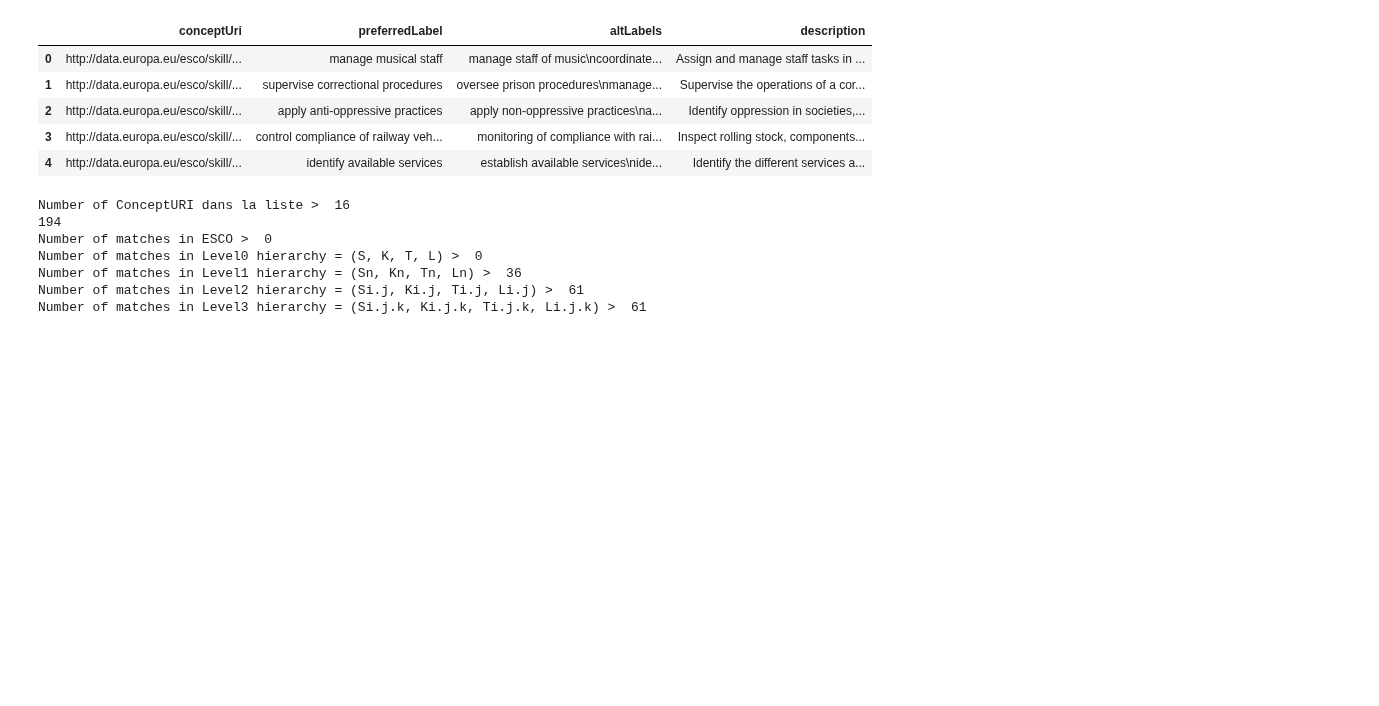
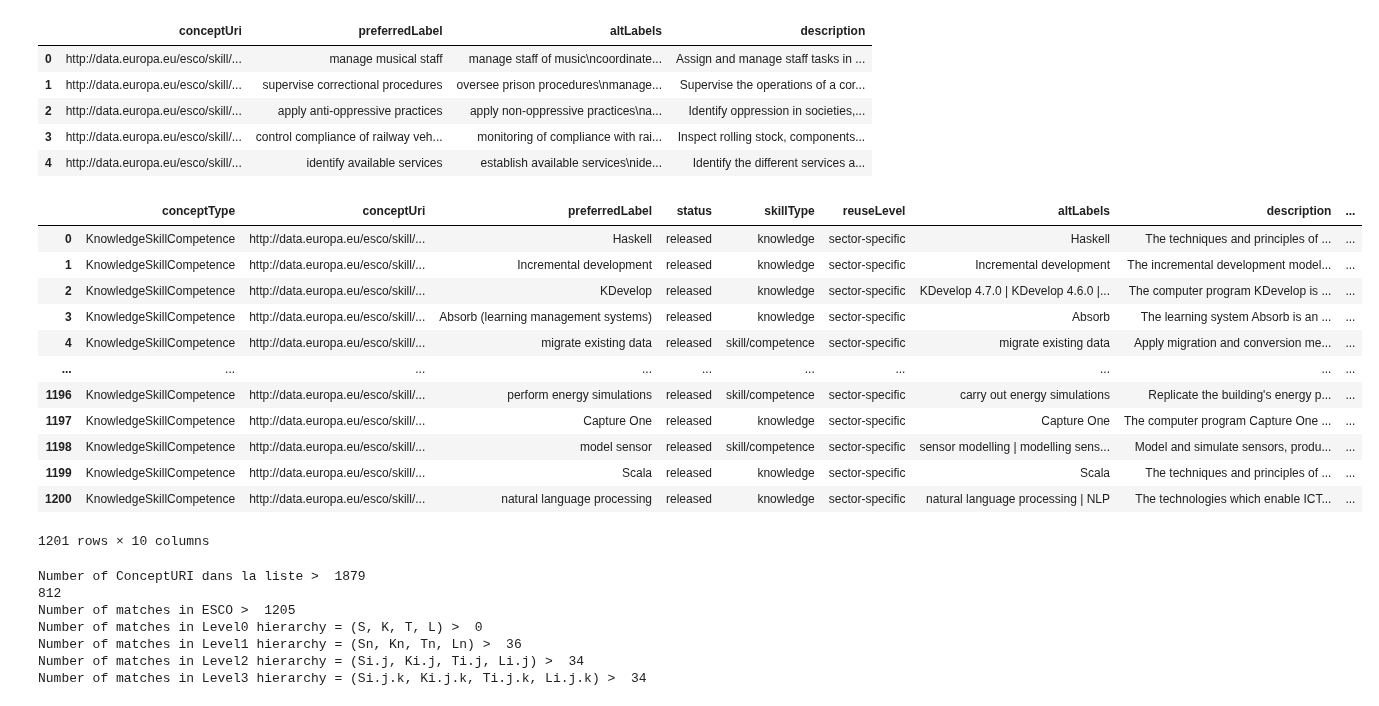
Before and after one commit to epfl-ml4ed/SkillThrills, a Jupyter notebook: protosp01/dataset_generation/correct_taxonomy.ipynb, the cells around one changed output. Cells and saved outputs as stored; diff of their text form; code cells hidden in the pictures; blank space fills up the shorter version.

```diff
--- a/protosp01/dataset_generation/correct_taxonomy.ipynb
+++ b/protosp01/dataset_generation/correct_taxonomy.ipynb
@@ -166,12 +136,34 @@ esco.head()
 | 2 | http://data.europa.eu/esco/skill/... | apply anti-oppressive practices | apply non-oppressive practices\na... | Identify oppression in societies,... |
 | 3 | http://data.europa.eu/esco/skill/... | control compliance of railway veh... | monitoring of compliance with rai... | Inspect rolling stock, components... |
 | 4 | http://data.europa.eu/esco/skill/... | identify available services | establish available services\nide... | Identify the different services a... |
+# %%
+pd.read_csv(ESCO_DIR + "digitalSkillsCollection_en.csv")
+# %% [output]
+|  | conceptType | conceptUri | preferredLabel | status | skillType | reuseLevel | altLabels | description | ... |
+| 0 | KnowledgeSkillCompetence | http://data.europa.eu/esco/skill/... | Haskell | released | knowledge | sector-specific | Haskell | The techniques and principles of ... | ... |
+| 1 | KnowledgeSkillCompetence | http://data.europa.eu/esco/skill/... | Incremental development | released | knowledge | sector-specific | Incremental development | The incremental development model... | ... |
+| 2 | KnowledgeSkillCompetence | http://data.europa.eu/esco/skill/... | KDevelop | released | knowledge | sector-specific | KDevelop 4.7.0 | KDevelop 4.6.0 |... | The computer program KDevelop is ... | ... |
+| 3 | KnowledgeSkillCompetence | http://data.europa.eu/esco/skill/... | Absorb (learning management systems) | released | knowledge | sector-specific | Absorb | The learning system Absorb is an ... | ... |
+| 4 | KnowledgeSkillCompetence | http://data.europa.eu/esco/skill/... | migrate existing data | released | skill/competence | sector-specific | migrate existing data | Apply migration and conversion me... | ... |
+| ... | ... | ... | ... | ... | ... | ... | ... | ... | ... |
+| 1196 | KnowledgeSkillCompetence | http://data.europa.eu/esco/skill/... | perform energy simulations | released | skill/competence | sector-specific | carry out energy simulations | Replicate the building's energy p... | ... |
+| 1197 | KnowledgeSkillCompetence | http://data.europa.eu/esco/skill/... | Capture One | released | knowledge | sector-specific | Capture One | The computer program Capture One ... | ... |
+| 1198 | KnowledgeSkillCompetence | http://data.europa.eu/esco/skill/... | model sensor | released | skill/competence | sector-specific | sensor modelling | modelling sens... | Model and simulate sensors, produ... | ... |
+| 1199 | KnowledgeSkillCompetence | http://data.europa.eu/esco/skill/... | Scala | released | knowledge | sector-specific | Scala | The techniques and principles of ... | ... |
+| 1200 | KnowledgeSkillCompetence | http://data.europa.eu/esco/skill/... | natural language processing | released | knowledge | sector-specific | natural language processing | NLP | The technologies which enable ICT... | ... |
+1201 rows × 10 columns
 # %%
-uriwhitelist = ['http://data.europa.eu/esco/isced-f/06', ## K: Information and Communication Technologies
-                'http://data.europa.eu/esco/skill/c1a13ee0-b00d-4cfa-a22c-20d284e398b0', ## management skills S4.0
+uriwhitelist = list(set(['http://data.europa.eu/esco/isced-f/06', ## K: Information and Communication Technologies
+                # 'http://data.europa.eu/esco/skill/c1a13ee0-b00d-4cfa-a22c-20d284e398b0', ## management skills S4.0 ==> too vast
+                'http://data.europa.eu/esco/skill/cb668e89-6ef5-4ff3-ab4a-506010e7e70b', ## more specific T.4.4.X
+                'http://data.europa.eu/esco/skill/248894d1-42dc-474f-af6e-2da52ac0c679', ## is S.4.1.2 define technology strategy
+                'http://data.europa.eu/esco/skill/736ef286-fbd3-4e5c-a4b4-d1e2008c9898', ## Plan digital marketing
                 'http://data.europa.eu/esco/skill/6f89dcbe-4315-4533-8801-3aadf9190b86', ## Developing objectives and strategies S4.1
                 'http://data.europa.eu/esco/skill/ce17a874-b476-491d-a7a7-5f05d32ad542', ## Leading and motitvating S4.5
-                'http://data.europa.eu/esco/skill/7a00c77c-4a1c-4fd6-a83f-004bda65d81a', ## Supervising people S4.8
+                # 'http://data.europa.eu/esco/skill/7a00c77c-4a1c-4fd6-a83f-004bda65d81a', ## Supervising people S4.8 ==> too vast
+                'http://data.europa.eu/esco/skill/7af6e9e8-1e11-4c0b-b7c6-ac96bbbbc674', ## Coordinate engineering team
+                'http://data.europa.eu/esco/skill/ef64005d-75bc-4597-8ed6-717edec5e55e', ## Enhance website visibility
+                'http://data.europa.eu/esco/skill/d15ba5cb-9212-4a90-85af-2c560da59925', ## perform product planning
                 'http://data.europa.eu/esco/skill/bb99a123-88be-42a2-8758-f5a18e06ccc6', ## Making decision S4.9
                 'http://data.europa.eu/esco/skill/243eb885-07c7-4b77-ab9c-827551d83dc4', ## Working with computer S5
                 'http://data.europa.eu/esco/skill/8267ecb5-c976-4b6a-809b-4ceecb954967', ## Thinking skills and Competences T2
@@ -179,11 +171,13 @@ uriwhitelist = ['http://data.europa.eu/esco/isced-f/06', ## K: Information and C
                 'http://data.europa.eu/esco/skill/587e1cd6-a376-4c8f-8369-187c128d72a3', ## Information skills S2.4 processing information
                 'http://data.europa.eu/esco/skill/dddd229b-61e1-480d-80d6-d9d9ee9b5f54', ## Information skills S2.4 managing information
                 'http://data.europa.eu/esco/skill/3753e796-121e-46a3-9c27-dee31ce92c80', ## Information skills S2.7 analysing and evaluating information and data
-                'http://data.europa.eu/esco/skill/1e95cef2-9c35-4f9f-b6a9-cb458c3e5379', ## Information skills S2.8 monitoring, inspecting and testing
+                # 'http://data.europa.eu/esco/skill/1e95cef2-9c35-4f9f-b6a9-cb458c3e5379', ## Information skills S2.8 monitoring, inspecting and testing
                 'http://data.europa.eu/esco/skill/85b379e7-e0b7-48b8-baa7-631f50a7cdd5', ## S1.0 communication, collaboration and creativity
                 'http://data.europa.eu/esco/skill/3f641516-9846-4a7f-a7f4-e1274eef6688', ## S1.4 presenting information
-                'http://data.europa.eu/esco/skill/548c3fbe-9eb1-4035-bc54-027fd5bc5315', ## S1.8 working with others
-        ] #+ list(dfs[files.index("digitalSkillsCollection_en.csv")]["broaderConceptUri"].apply(lambda x : x.split(" | ")).explode().unique()) ## in digitalSkillsCollection_en.csv
+                #'http://data.europa.eu/esco/skill/548c3fbe-9eb1-4035-bc54-027fd5bc5315', ## S1.8 working with others ==> too vast
+                ] + list(dfs[files.index("digitalSkillsCollection_en.csv")]["conceptUri"].unique()) ## in digitalSkillsCollection_en.csv
+        )
+)
 
 relationskill1 = relationskill[relationskill['conceptUri'].isin(uriwhitelist)]
 print("Number of ConceptURI dans la liste > ", len(relationskill1))
@@ -203,13 +197,13 @@ print("Number of matches in Level2 hierarchy = (Si.j, Ki.j, Ti.j, Li.j) > ", len
 skillshierarchy4 = skillshierarchy[skillshierarchy['Level 3 URI'].isin(uriwhitelist)]
 print("Number of matches in Level3 hierarchy = (Si.j.k, Ki.j.k, Ti.j.k, Li.j.k) > ", len(skillshierarchy3))
 # %% [output]
-Number of ConceptURI dans la liste >  16
-194
-Number of matches in ESCO >  0
+Number of ConceptURI dans la liste >  1879
+812
+Number of matches in ESCO >  1205
 Number of matches in Level0 hierarchy = (S, K, T, L) >  0
 Number of matches in Level1 hierarchy = (Sn, Kn, Tn, Ln) >  36
-Number of matches in Level2 hierarchy = (Si.j, Ki.j, Ti.j, Li.j) >  61
-Number of matches in Level3 hierarchy = (Si.j.k, Ki.j.k, Ti.j.k, Li.j.k) >  61
+Number of matches in Level2 hierarchy = (Si.j, Ki.j, Ti.j, Li.j) >  34
+Number of matches in Level3 hierarchy = (Si.j.k, Ki.j.k, Ti.j.k, Li.j.k) >  34
 # %%
 print(len(esco[esco['conceptUri'].isin(list(relationskill['broaderUri']))]))
 print(len(esco[esco['conceptUri'].isin(list(relationskill['conceptUri']))]))
```
Also changed, not shown: parts of 21 cells of this notebook.
